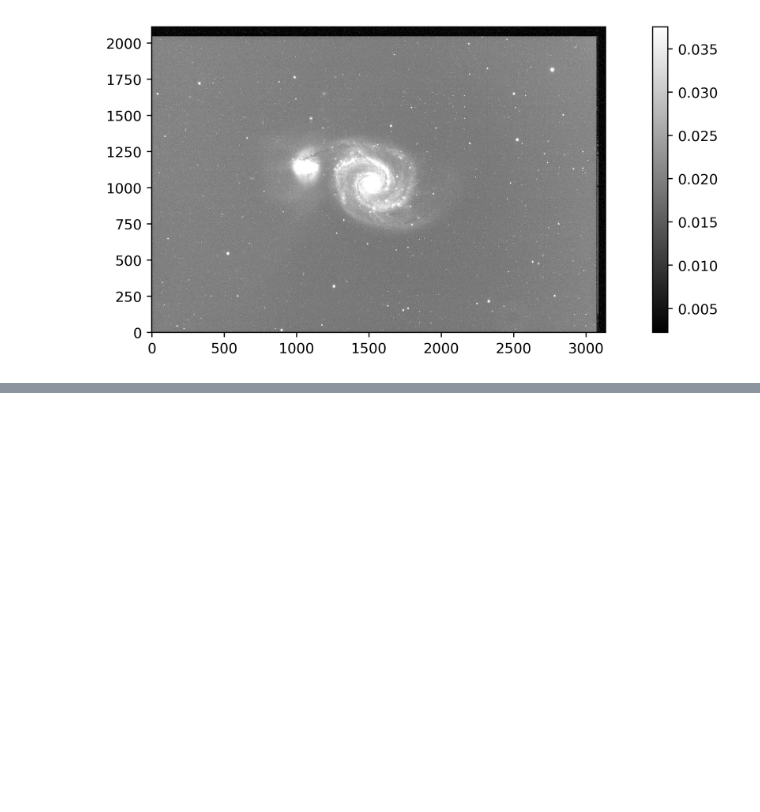
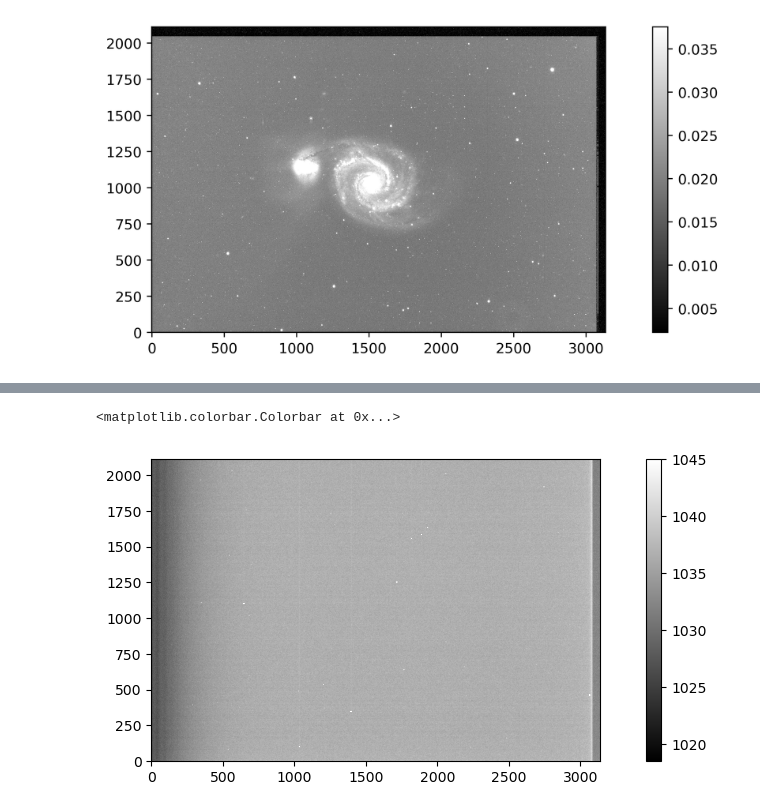
Before and after one commit to MarkusRabus/PracticaVeranoUCSC_2022, a Jupyter notebook: Códigos/Lista_filtros.ipynb, the cells around one changed output, grey strips where cells are left out. Cells and saved outputs as stored; diff of their text form; code cells hidden in the pictures; blank space fills up the shorter version.

```diff
--- a/Códigos/Lista_filtros.ipynb
+++ b/Códigos/Lista_filtros.ipynb
@@ -97,0 +107,11 @@ fig.colorbar(plot)
+# %%
+interval = ZScaleInterval()
+norm = ImageNormalize(matrizSumaBias, interval=ZScaleInterval())
+
+fig = plt.figure(figsize=(12,4), dpi= 100)
+ax = fig.add_subplot(1, 1, 1)
+plot = ax.imshow(matrizSumaBias, cmap='gray', origin='lower', norm=norm,)
+fig.colorbar(plot)
+# %% [output]
+<matplotlib.colorbar.Colorbar at 0x...>
+[figure, added]
```
Also changed, not shown: parts of 1 cell of this notebook, 1 other file.
